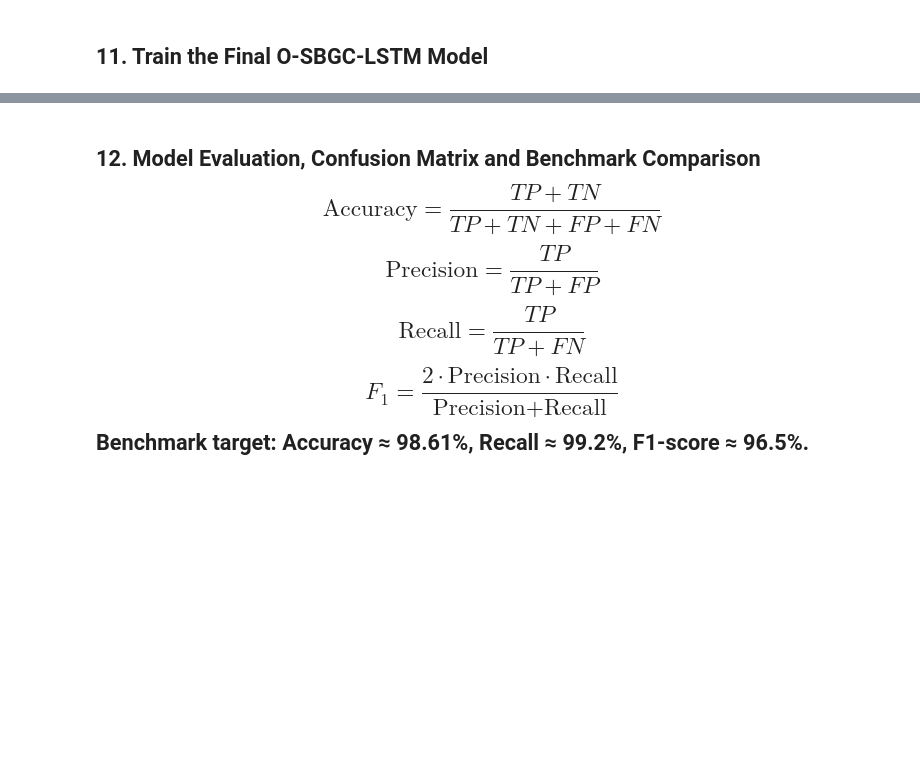
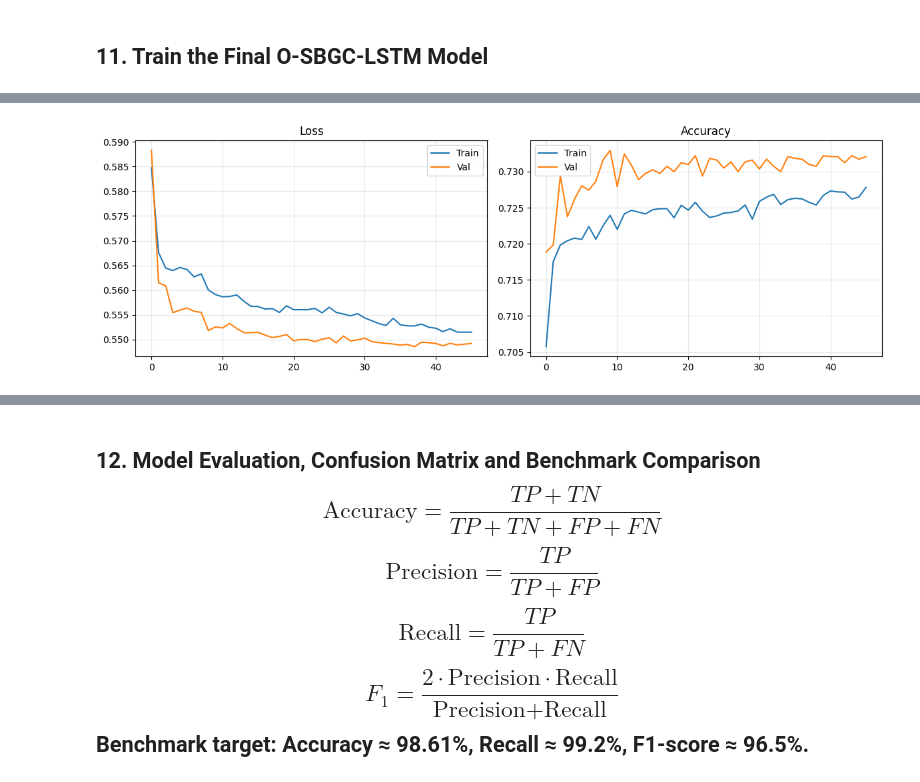
Before and after one commit to sid17905/DL-PAPER-IMPLEMENTATION, a Jupyter notebook: DL_PAPER_PROJECT.ipynb, the cells around one changed output, grey strips where cells are left out. Cells and saved outputs as stored; diff of their text form; code cells hidden in the pictures; blank space fills up the shorter version.

```diff
--- a/DL_PAPER_PROJECT.ipynb
+++ b/DL_PAPER_PROJECT.ipynb
@@ -9884,0 +9871,73 @@ Epoch 38/60
+# %%
+K.clear_session()
+
+# --- Guard against pathological EOA picks (very small lr / tiny units
+#     can make the model collapse to a near-constant output) ---
+safe_lr    = best_lr if 1e-4 <= best_lr <= 5e-2 else 1e-3
+safe_units = int(best_units) if best_units >= 32 else 64
+safe_drop  = best_drop if best_drop <= 0.5 else 0.3
+if (safe_lr, safe_units, safe_drop) != (best_lr, best_units, best_drop):
+    print(f'[guard] EOA picks looked risky -> using lr={safe_lr}, '
+          f'units={safe_units}, dropout={safe_drop} instead of '
+          f'lr={best_lr}, units={best_units}, dropout={best_drop}')
+
+# --- Class weights (dataset is close to balanced, but this makes the
+#     final training robust to imbalance regardless) ---
+neg, pos = np.bincount(y_train.astype(int))
+class_weight = {0: (neg + pos) / (2.0 * neg), 1: (neg + pos) / (2.0 * pos)}
+print(f'class_weight = {class_weight}')
+
+def _train_once(lr, units, drop, epochs=60):
+    K.clear_session()
+    m = build_osbgc_lstm(n_feat, A_norm, lstm_units=units, n_layers=3,
+                          dropout=drop, lr=lr)
+    cbs = [
+        keras.callbacks.EarlyStopping(patience=8, restore_best_weights=True,
+                                       monitor='val_loss'),
+        keras.callbacks.ReduceLROnPlateau(factor=0.5, patience=4,
+                                           monitor='val_loss'),
+    ]
+    h = m.fit(X_train_s, y_train, epochs=epochs, batch_size=256,
+              validation_split=0.15, callbacks=cbs, class_weight=class_weight,
+              verbose=1)
+    return m, h
+
+model, history = _train_once(safe_lr, safe_units, safe_drop)
+
+# --- Collapse check: if predicted probabilities have ~no spread, the
+#     model is just predicting the class prior for everyone. Retry
+#     once with a more conservative, known-reasonable configuration. ---
+_probs = model.predict(X_test_s, verbose=0).flatten()
+print(f'\n[check] test-set prediction std = {_probs.std():.5f} '
+      f'(min={_probs.min():.4f}, max={_probs.max():.4f})')
+
+if _probs.std() < 0.01:
+    print('[check] Model collapsed to a near-constant output. '
+          'Retraining once with conservative fallback hyperparameters '
+          '(lr=1e-3, units=64, dropout=0.2)...')
+    model, history = _train_once(lr=1e-3, units=64, drop=0.2, epochs=60)
+    _probs = model.predict(X_test_s, verbose=0).flatten()
+    print(f'[check] retry test-set prediction std = {_probs.std():.5f} '
+          f'(min={_probs.min():.4f}, max={_probs.max():.4f})')
+    if _probs.std() < 0.01:
+        print('[check] Still collapsed. This points to the architecture '
+              'itself (GraphConvLayer / SBGCLSTMCell / RepeatVector '
+              'temporal setup) rather than hyperparameters -- worth '
+              'comparing against a plain dense baseline (see diagnostic '
+              'cell below) to confirm the data itself is separable.')
+
+# Training curves
+fig, axes = plt.subplots(1, 2, figsize=(12, 4))
+axes[0].plot(history.history['loss'], label='Train')
+axes[0].plot(history.history['val_loss'], label='Val')
+axes[0].set_title('Loss')
+axes[0].legend()
+axes[0].grid(True, alpha=0.3)
+axes[1].plot(history.history['accuracy'], label='Train')
+axes[1].plot(history.history['val_accuracy'], label='Val')
+axes[1].set_title('Accuracy')
+axes[1].legend()
+axes[1].grid(True, alpha=0.3)
+plt.tight_layout()
+plt.show()
+# %% [output]
@@ -9884,0 +9961 @@ Epoch 38/60
+[figure, added]
```
Also changed, not shown: parts of 16 cells of this notebook.
